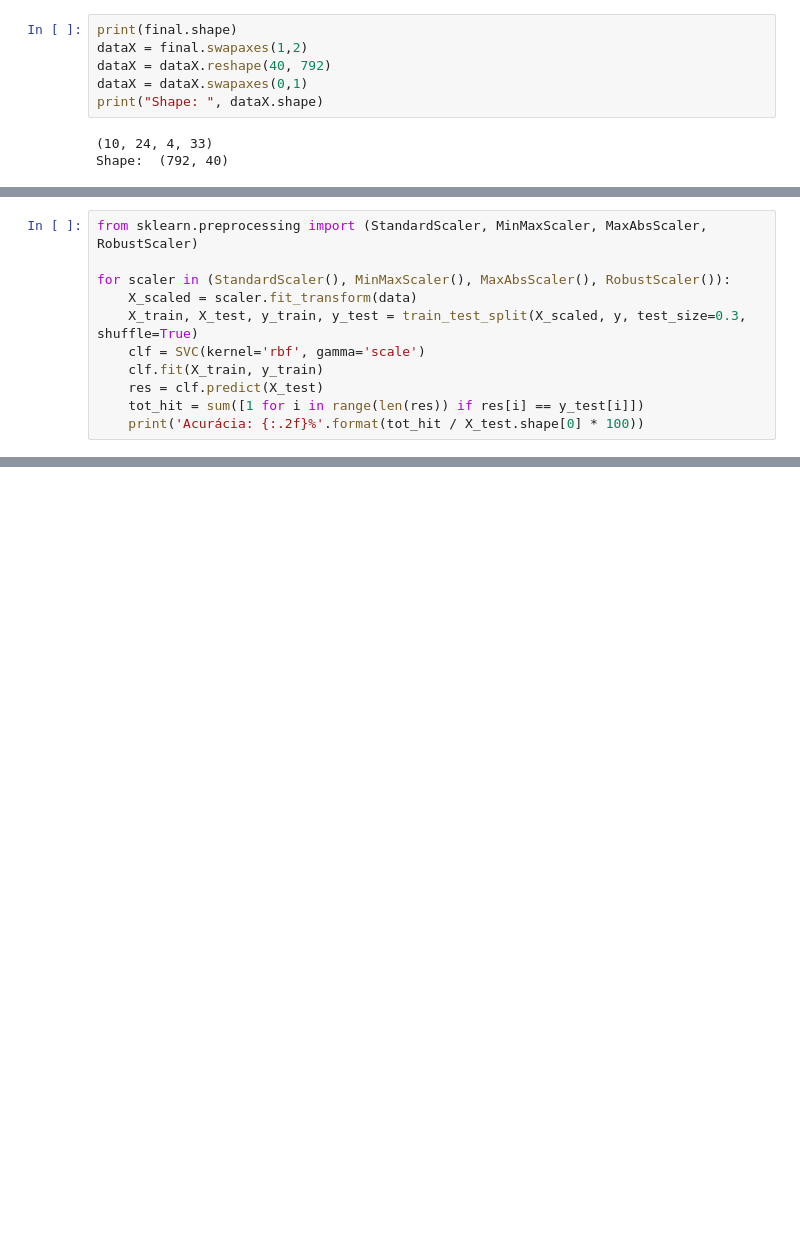
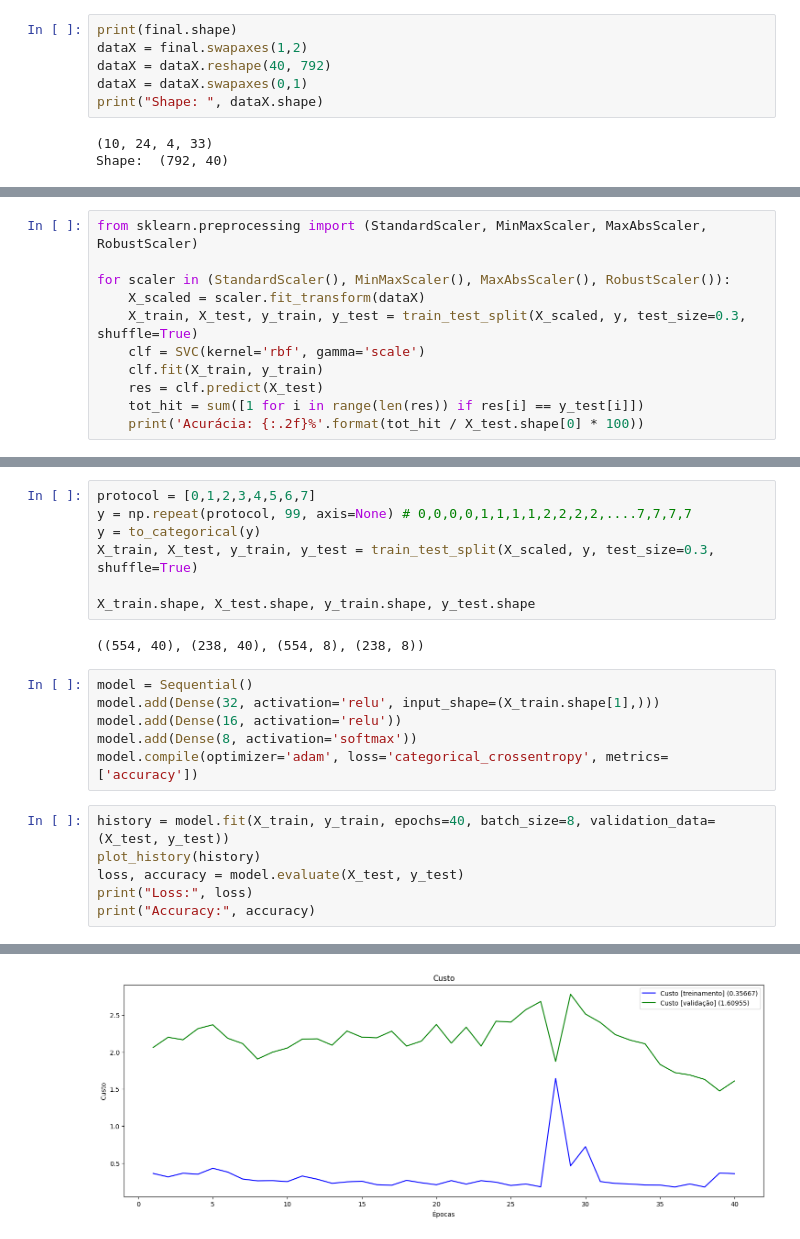
Before and after one commit to delriog/Processamento-de-dados-biol-gicos, a Jupyter notebook: sEMG/trabalho.ipynb, the cells around one changed output, grey strips where cells are left out. Saved outputs shown, nothing was run; the diff lists cells and outputs as text; blank space fills up the shorter version.

```diff
--- a/sEMG/trabalho.ipynb
+++ b/sEMG/trabalho.ipynb
@@ -295,7 +307,7 @@ weighted avg    0.53811   0.54202   0.51856       238
 from sklearn.preprocessing import (StandardScaler, MinMaxScaler, MaxAbsScaler, RobustScaler)
 
 for scaler in (StandardScaler(), MinMaxScaler(), MaxAbsScaler(), RobustScaler()):
-    X_scaled = scaler.fit_transform(data)
+    X_scaled = scaler.fit_transform(dataX)
     X_train, X_test, y_train, y_test = train_test_split(X_scaled, y, test_size=0.3, shuffle=True)
     clf = SVC(kernel='rbf', gamma='scale')
     clf.fit(X_train, y_train)
@@ -309,0 +371,22 @@ Acurácia: 21.01%
+# %%
+protocol = [0,1,2,3,4,5,6,7]
+y = np.repeat(protocol, 99, axis=None) # 0,0,0,0,1,1,1,1,2,2,2,2,....7,7,7,7
+y = to_categorical(y)
+X_train, X_test, y_train, y_test = train_test_split(X_scaled, y, test_size=0.3, shuffle=True)
+
+X_train.shape, X_test.shape, y_train.shape, y_test.shape
+# %% [output]
+((554, 40), (238, 40), (554, 8), (238, 8))
+# %%
+model = Sequential()
+model.add(Dense(32, activation='relu', input_shape=(X_train.shape[1],)))
+model.add(Dense(16, activation='relu'))
+model.add(Dense(8, activation='softmax'))
+model.compile(optimizer='adam', loss='categorical_crossentropy', metrics=['accuracy'])
+# %%
+history = model.fit(X_train, y_train, epochs=40, batch_size=8, validation_data=(X_test, y_test))
+plot_history(history)
+loss, accuracy = model.evaluate(X_test, y_test)
+print("Loss:", loss)
+print("Accuracy:", accuracy)
+# %% [output]
@@ -309,0 +410 @@ Acurácia: 21.01%
+[figure, added]
```
Also changed, not shown: parts of 22 cells of this notebook, 1 other file.
